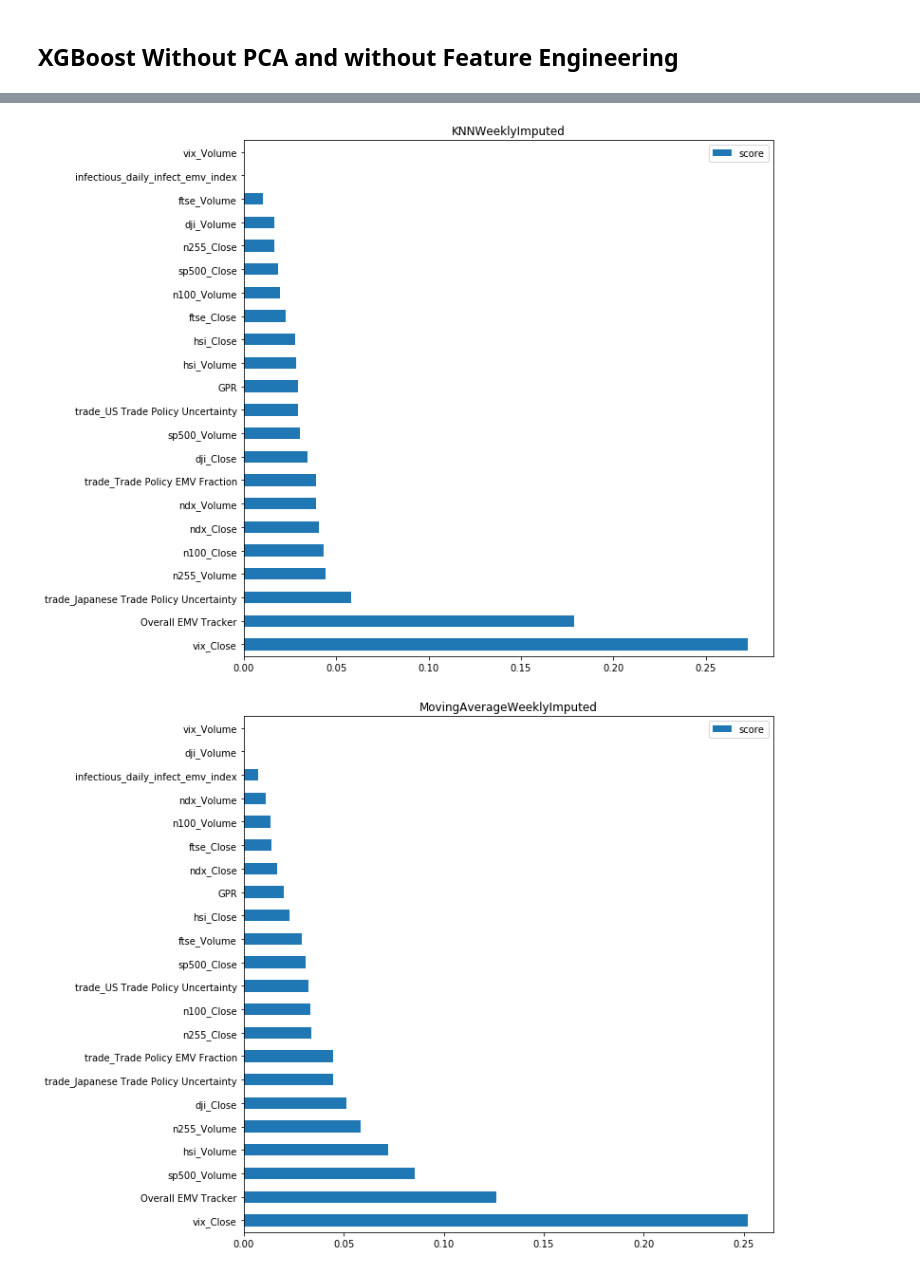
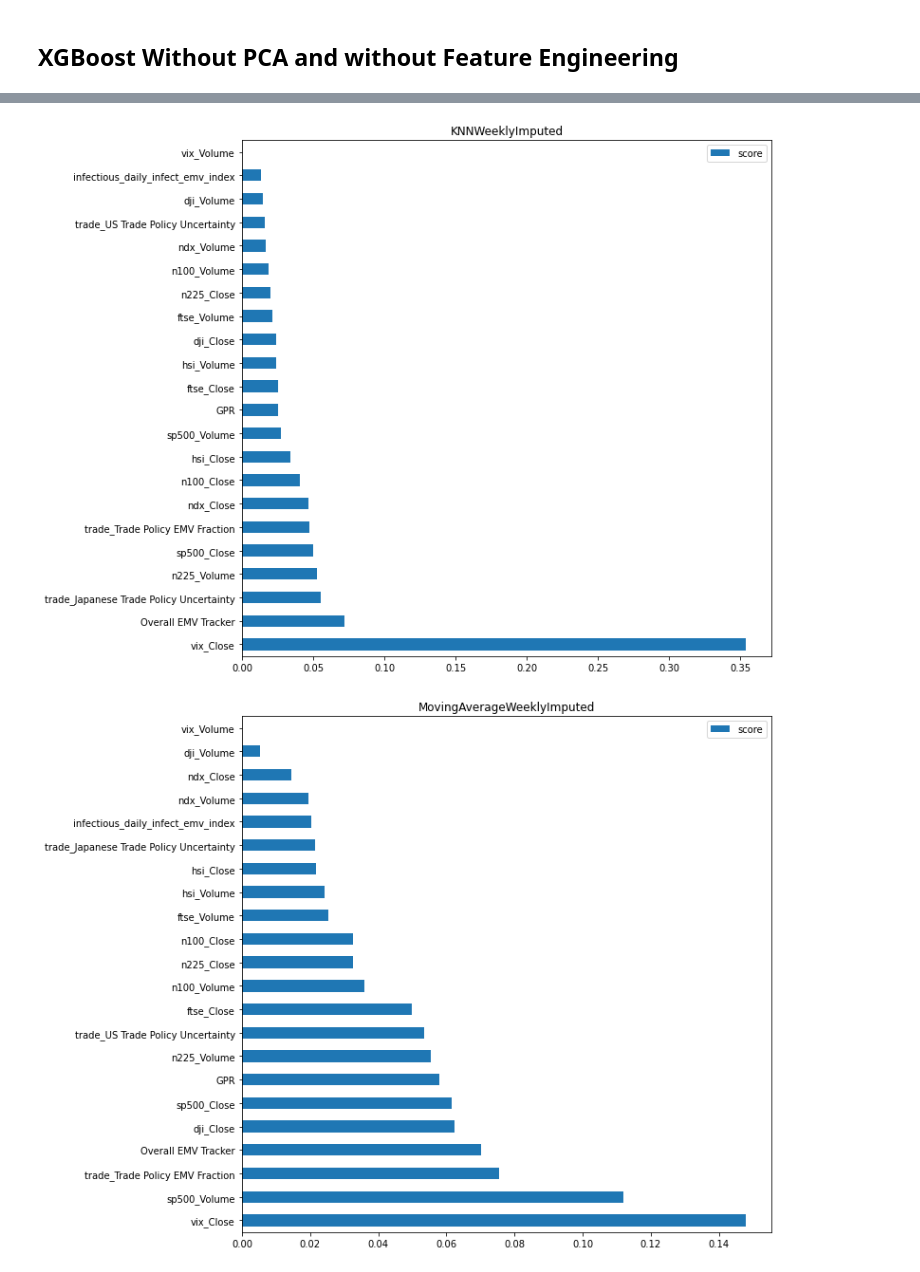
Before and after one commit to silvanaribeiro/TimeSeriesArticle, a Jupyter notebook: Fluxo 4/06_XGBoost.ipynb, the cells around one changed output, grey strips where cells are left out. Saved outputs shown, nothing was run; the diff lists cells and outputs as text; code cells hidden in the pictures.

```diff
--- a/Fluxo 4/06_XGBoost.ipynb
+++ b/Fluxo 4/06_XGBoost.ipynb
@@ -157,11 +130,11 @@ F1 score 0.36538461538461553
 # %%
 best_params = {
-    'CompleteWeeklyIndexes': {'colsample_bytree': 0.9000000000000001, 'learning_rate': 0.1, 'max_depth': 5, 'min_child_weight': 5, 'n_estimators': 1000, 'subsample': 0.9},
+    'CompleteWeeklyIndexes': {'colsample_bytree': 0.9000000000000001, 'learning_rate': 0.01, 'max_depth': 4, 'min_child_weight': 5, 'n_estimators': 500, 'subsample': 0.8},
     'MeanWeeklyImputed': {'colsample_bytree': 0.9000000000000001, 'learning_rate': 0.01, 'max_depth': 3, 'min_child_weight': 5, 'n_estimators': 500, 'subsample': 0.8},
-    'KNNWeeklyImputed': {'colsample_bytree': 0.7, 'learning_rate': 0.1, 'max_depth': 4, 'min_child_weight': 5, 'n_estimators': 500, 'subsample': 0.9},
-    'MovingAverageWeeklyImputed': {'colsample_bytree': 0.5, 'learning_rate': 0.1, 'max_depth': 4, 'min_child_weight': 3, 'n_estimators': 1000, 'subsample': 0.9},
-    'RegressionWeeklyImputed': {'colsample_bytree': 0.9000000000000001, 'learning_rate': 0.01, 'max_depth': 2, 'min_child_weight': 5, 'n_estimators': 500, 'subsample': 0.8},
-    'MIIWeeklyImputed': {'colsample_bytree': 0.9000000000000001, 'learning_rate': 0.01, 'max_depth': 2, 'min_child_weight': 1, 'n_estimators': 500, 'subsample': 0.8}
+    'KNNWeeklyImputed': {'colsample_bytree': 0.9000000000000001, 'learning_rate': 0.1, 'max_depth': 4, 'min_child_weight': 3, 'n_estimators': 1000, 'subsample': 0.8},
+    'MovingAverageWeeklyImputed': {'colsample_bytree': 0.3, 'learning_rate': 0.1, 'max_depth': 5, 'min_child_weight': 5, 'n_estimators': 500, 'subsample': 0.8},
+    'RegressionWeeklyImputed': {'colsample_bytree': 0.9000000000000001, 'learning_rate': 0.01, 'max_depth': 2, 'min_child_weight': 5, 'n_estimators': 500, 'subsample': 0.9},
+    'MIIWeeklyImputed': {'colsample_bytree': 0.9000000000000001, 'learning_rate': 0.01, 'max_depth': 2, 'min_child_weight': 1, 'n_estimators': 500, 'subsample': 0.9}
 }
 
 files = ['CompleteWeeklyIndexes', 'MeanWeeklyImputed', 'KNNWeeklyImputed', 'MovingAverageWeeklyImputed', 'RegressionWeeklyImputed', 'MIIWeeklyImputed']
@@ -230,7 +212,7 @@ def run_experiment_multiple_times(best_params, files, n=30):
 
     return result_dict
 # %%
-result_dict = run_experiment_multiple_times(best_params, files, n=30)
+result_dict = run_experiment_multiple_times(best_params, files, n=1)
 # %% [output]
 CompleteWeeklyIndexes
 MeanWeeklyImputed
@@ -242,3 +224,3 @@ MIIWeeklyImputed
 [figure]
-[figure, old version]
+[figure, new version]
-[figure, old version]
+[figure, new version]
```
Also changed, not shown: parts of 6 cells of this notebook, 49 other files.
